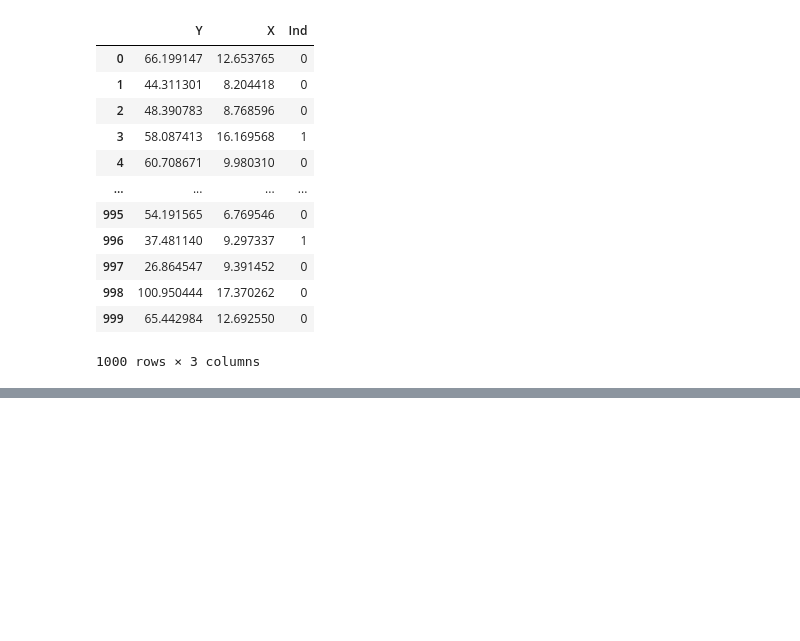
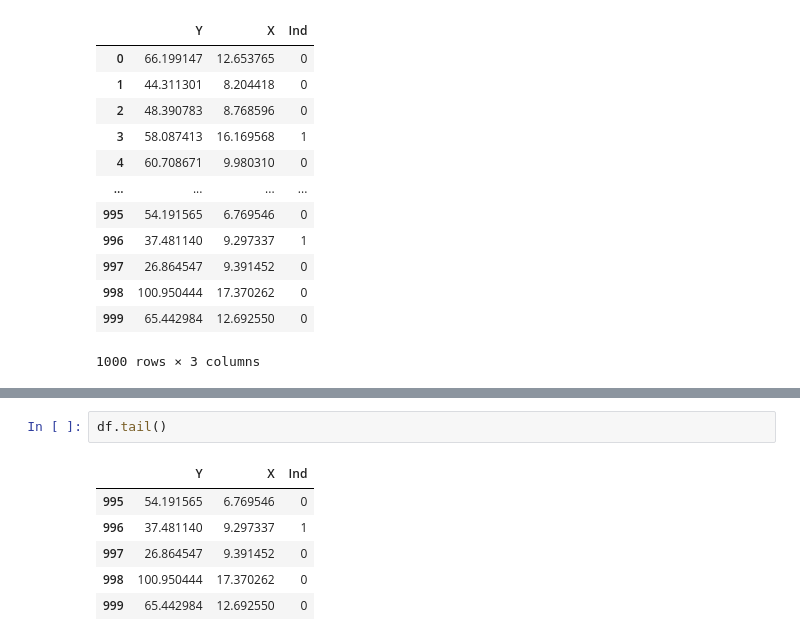
Before and after one commit to alfa7g7/Analisis-Cuantitativo-1er-semestre, a Jupyter notebook: examen-1.ipynb, the cells around one changed output, grey strips where cells are left out. Cells and saved outputs as stored; diff of their text form; blank space fills up the shorter version.

```diff
--- a/examen-1.ipynb
+++ b/examen-1.ipynb
@@ -34,0 +57,9 @@ df
+# %%
+df.tail()
+# %% [output]
+|  | Y | X | Ind |
+| 995 | 54.191565 | 6.769546 | 0 |
+| 996 | 37.481140 | 9.297337 | 1 |
+| 997 | 26.864547 | 9.391452 | 0 |
+| 998 | 100.950444 | 17.370262 | 0 |
+| 999 | 65.442984 | 12.692550 | 0 |
```
Also changed, not shown: parts of 3 cells of this notebook.
